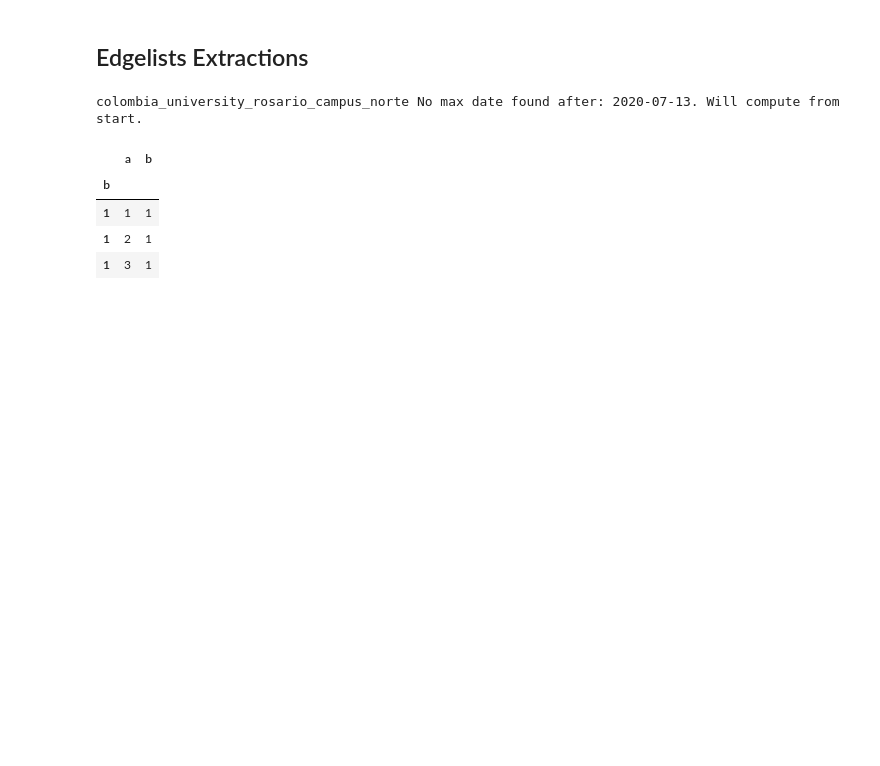
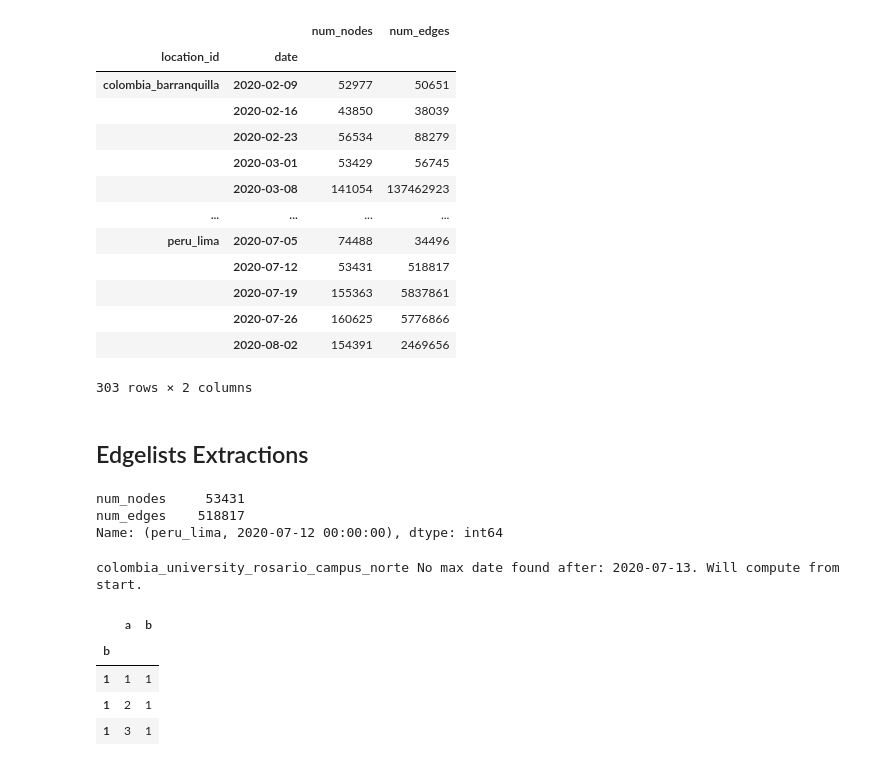
Before and after one commit to minigonche/covid_contact_graphs, a Jupyter notebook: functions/Notes.ipynb, the cells around one changed output. Drawn from its saved outputs; the diff is of its cells as text; code cells hidden in the pictures; blank space fills up the shorter version.

Commit message:
graphs sizes

```diff
--- a/functions/Notes.ipynb
+++ b/functions/Notes.ipynb
@@ -18,8 +18,33 @@ import seaborn as sns
 import igraph as ig
 
 client = bigquery.Client(location="US")
+# %%
+df_graph_sizes = utils.get_all_graph_sizes(client)
+df_graph_sizes.set_index(['location_id','date'], inplace = True)
+df_graph_sizes
+# %% [output]
+|  |  | num_nodes | num_edges |
+| location_id | date |  |  |
+| colombia_barranquilla | 2020-02-09 | 52977 | 50651 |
+|  | 2020-02-16 | 43850 | 38039 |
+|  | 2020-02-23 | 56534 | 88279 |
+|  | 2020-03-01 | 53429 | 56745 |
+|  | 2020-03-08 | 141054 | 137462923 |
+| ... | ... | ... | ... |
+| peru_lima | 2020-07-05 | 74488 | 34496 |
+|  | 2020-07-12 | 53431 | 518817 |
+|  | 2020-07-19 | 155363 | 5837861 |
+|  | 2020-07-26 | 160625 | 5776866 |
+|  | 2020-08-02 | 154391 | 2469656 |
+303 rows × 2 columns
 # %% [markdown]
 ## Edgelists Extractions
+# %%
+df_graph_sizes.loc[('peru_lima', "2020-07-12")]
+# %% [output]
+num_nodes     53431
+num_edges    518817
+Name: (peru_lima, 2020-07-12 00:00:00), dtype: int64
 # %%
 from utils import *
 #def get_edgelists_coverage(client):
```
Also changed, not shown: parts of 1 cell of this notebook, 23 other files.
